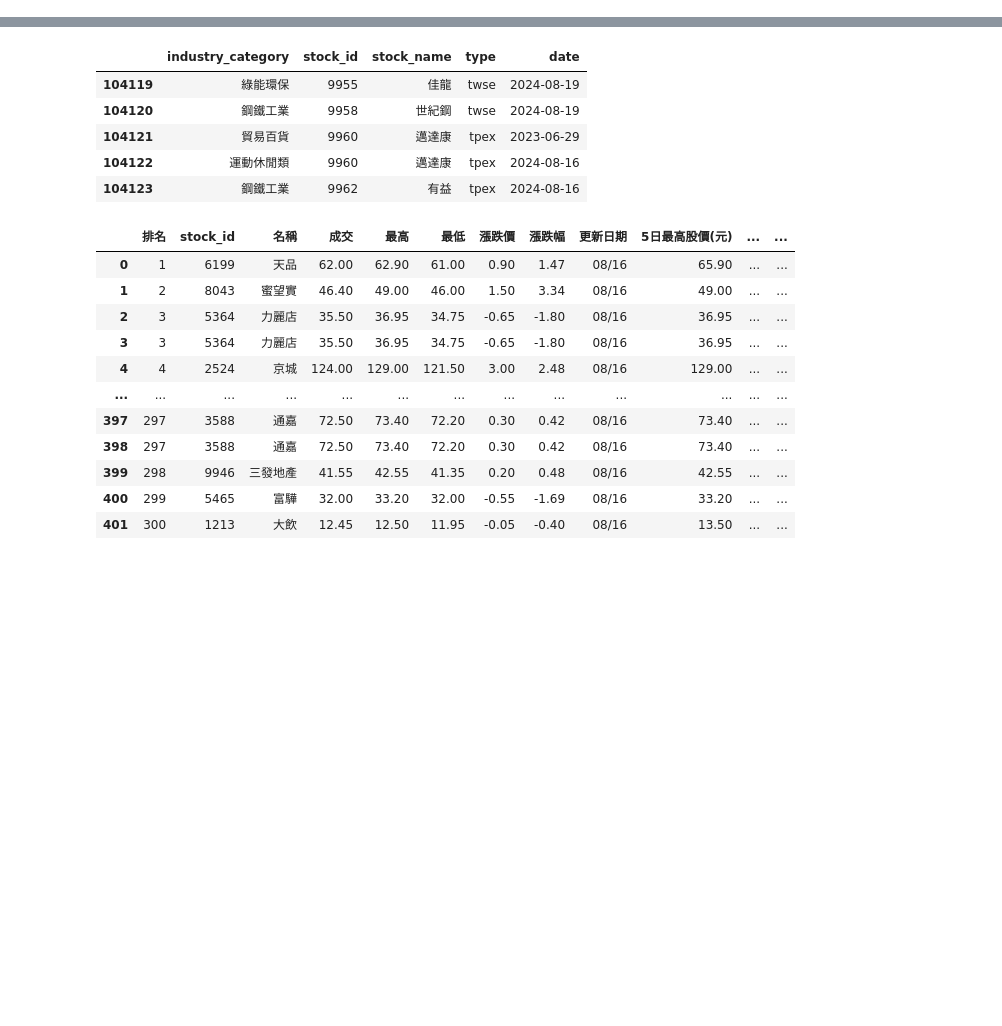
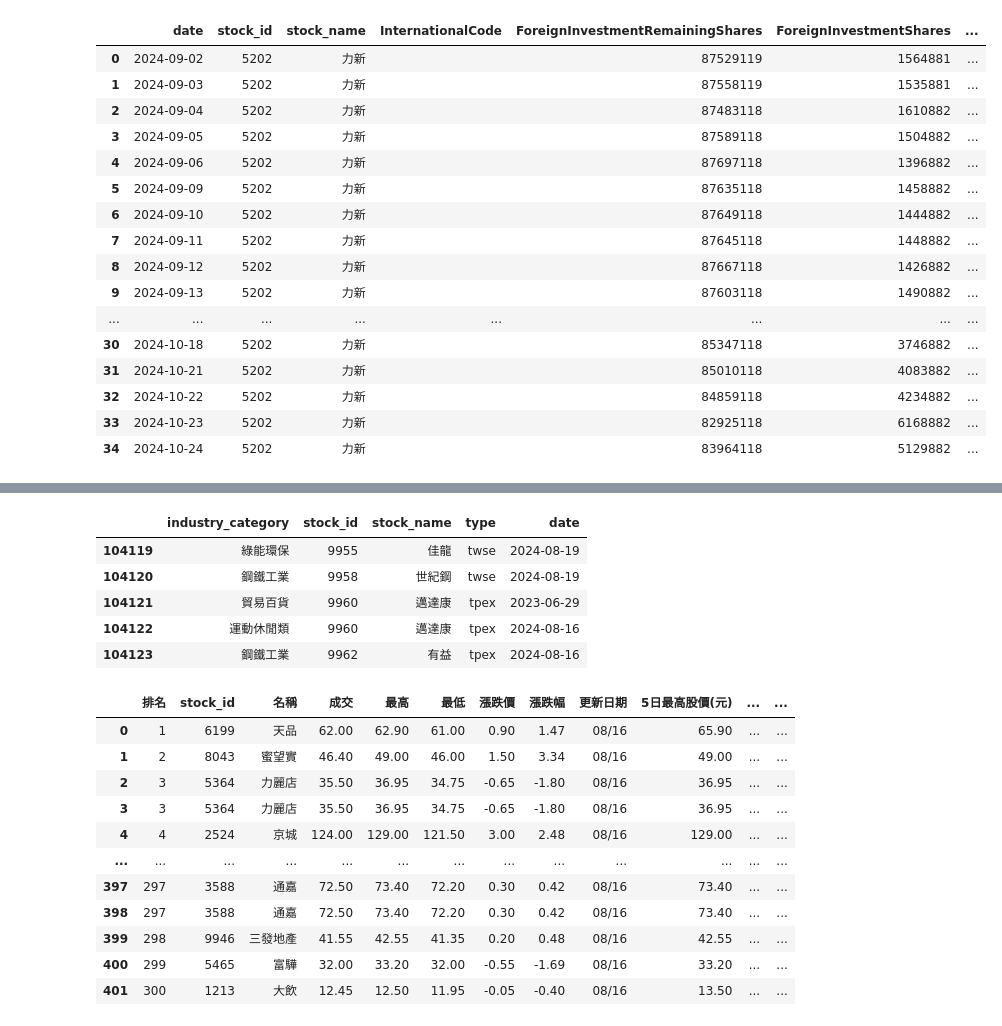
Before and after one commit to dreyhsu/TWSectorScreener, a Jupyter notebook: single_stock_analysis.ipynb, the cells around one changed output, grey strips where cells are left out. Cells and saved outputs as stored; diff of their text form; code cells hidden in the pictures; blank space fills up the shorter version.

```diff
--- a/個股分析.ipynb
+++ b/single_stock_analysis.ipynb
@@ -21,3 +139,9 @@ stock_df.head()
 # %%
 api = DataLoader()
 api.login_by_token(api_token='eyJhbGciOiJIUzI1NiIsInR5cCI6IkpXVCJ9.eyJkYXRlIjoiMjAyNC0wNi0wMSAxMjowNzoyOSIsInVzZXJfaWQiOiJkcmVfaHN1IiwiaXAiOiIzNS4yMzMuMTk5LjIyNyJ9.vdbfK7J1TixjHvBcrk4hZuFtc3oy_cpD6wNurTQuQ7o')
+# %%
+df = api.taiwan_stock_shareholding(
+    stock_id="5202",
+    start_date='2024-09-01',
+    end_date='2024-10-24'
+)
@@ -23,0 +150,20 @@ api.login_by_token(api_token='eyJhbGciOiJIUzI1NiIsInR5cCI6IkpXVCJ9.eyJkYXRlIjoiM
+# %%
+df
+# %% [output]
+|  | date | stock_id | stock_name | InternationalCode | ForeignInvestmentRemainingShares | ForeignInvestmentShares | ... |
+| 0 | 2024-09-02 | 5202 | 力新 |  | 87529119 | 1564881 | ... |
+| 1 | 2024-09-03 | 5202 | 力新 |  | 87558119 | 1535881 | ... |
+| 2 | 2024-09-04 | 5202 | 力新 |  | 87483118 | 1610882 | ... |
+| 3 | 2024-09-05 | 5202 | 力新 |  | 87589118 | 1504882 | ... |
+| 4 | 2024-09-06 | 5202 | 力新 |  | 87697118 | 1396882 | ... |
+| 5 | 2024-09-09 | 5202 | 力新 |  | 87635118 | 1458882 | ... |
+| 6 | 2024-09-10 | 5202 | 力新 |  | 87649118 | 1444882 | ... |
+| 7 | 2024-09-11 | 5202 | 力新 |  | 87645118 | 1448882 | ... |
+| 8 | 2024-09-12 | 5202 | 力新 |  | 87667118 | 1426882 | ... |
+| 9 | 2024-09-13 | 5202 | 力新 |  | 87603118 | 1490882 | ... |
+| ... | ... | ... | ... | ... | ... | ... | ... |
+| 30 | 2024-10-18 | 5202 | 力新 |  | 85347118 | 3746882 | ... |
+| 31 | 2024-10-21 | 5202 | 力新 |  | 85010118 | 4083882 | ... |
+| 32 | 2024-10-22 | 5202 | 力新 |  | 84859118 | 4234882 | ... |
+| 33 | 2024-10-23 | 5202 | 力新 |  | 82925118 | 6168882 | ... |
+| 34 | 2024-10-24 | 5202 | 力新 |  | 83964118 | 5129882 | ... |
```
Also changed, not shown: parts of 11 cells of this notebook, 3 other files.
